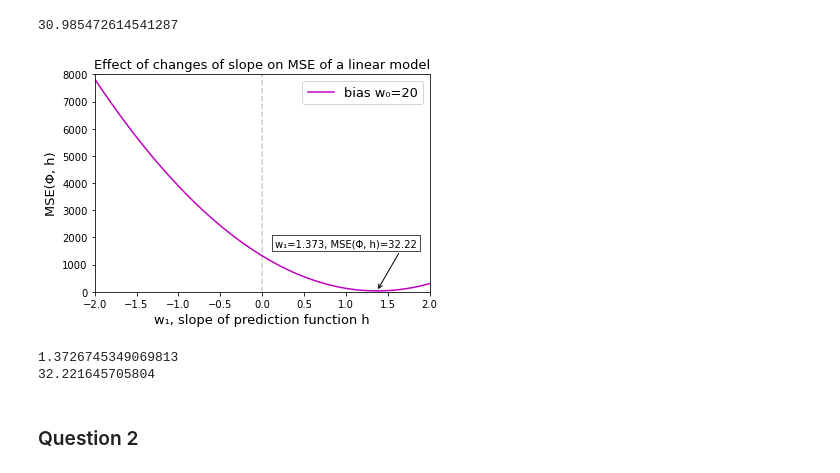
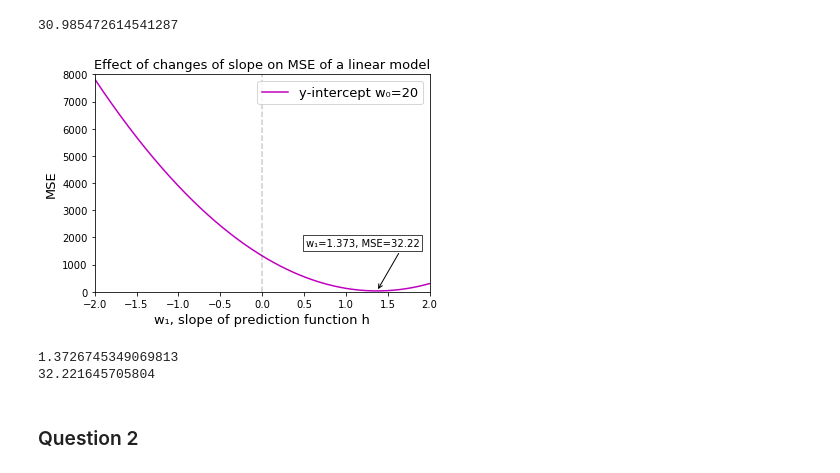
Before and after one commit to larswe/introductory-applied-machine-learning, a Jupyter notebook: Coursework 1/Untitled.ipynb, the cells around one changed output. Cells and saved outputs as stored; diff of their text form; code cells hidden in the pictures.

```diff
--- a/Coursework 1/Untitled.ipynb
+++ b/Coursework 1/Untitled.ipynb
@@ -112,34 +113,34 @@ mse(Phi,estimated_weights)
 # %%
 w0 = 20
 w1 = np.linspace(-2, 2, 5000)
 error, = plt.plot(w1, [mse(Phi, [w0, w1[i]]) for i in range(5000)], "m-")
-error.set_label("bias w\N{SUBSCRIPT ZERO}=20")
+error.set_label("y-intercept w\N{SUBSCRIPT ZERO}=20")
 plt.plot([0, 0], [0, 8000], "k--", alpha=0.2)
 plt.axis([-2, 2, 0, 8000])
 plt.xlabel("w\N{SUBSCRIPT ONE}, slope of prediction function h", fontsize=13)
-plt.ylabel("MSE(\N{GREEK CAPITAL LETTER PHI}, h)", fontsize=13)
+plt.ylabel("MSE", fontsize=13)
 plt.title("Effect of changes of slope on MSE of a linear model", fontsize=13)
 plt.legend(fontsize=13)
 
 def annot_min(x,y, ax=None):
     xmin = x[np.argmin(y)]
     ymin = min(y)
-    text= "w\N{SUBSCRIPT ONE}={:.3f}, MSE(\N{GREEK CAPITAL LETTER PHI}, h)={:.2f}".format(xmin, ymin)
+    text= "w\N{SUBSCRIPT ONE}={:.3f}, MSE={:.2f}".format(xmin, ymin)
     if not ax:
         ax=plt.gca()
     bbox_props = dict(boxstyle="square,pad=0.3", fc="w", ec="k", lw=0.72)
     arrowprops=dict(arrowstyle="->",connectionstyle="angle,angleA=0,angleB=60")
     kw = dict(xycoords='data',textcoords="axes fraction",
               arrowprops=arrowprops, bbox=bbox_props, ha="center", va="bottom")
-    ax.annotate(text, xy=(xmin, ymin), xytext=(0.75,0.2), **kw)
+    ax.annotate(text, xy=(xmin, ymin), xytext=(0.8,0.2), **kw)
 
 annot_min(w1,[mse(Phi, [w0, w1[i]]) for i in range(5000)])
 
 plt.show()
 print(w1[np.argmin([mse(Phi, [w0, w1[i]]) for i in range(5000)])])
 print(min([mse(Phi, [w0, w1[i]]) for i in range(5000)]))
 # %% [output]
-[figure, old version]
+[figure, new version]
 1.3726745349069813
 32.221645705804
 # %% [markdown]
```
Also changed, not shown: parts of 15 cells of this notebook, 4 other files.
